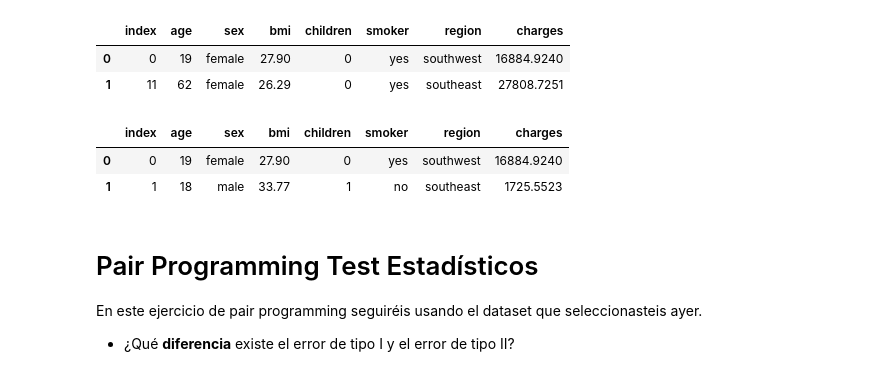
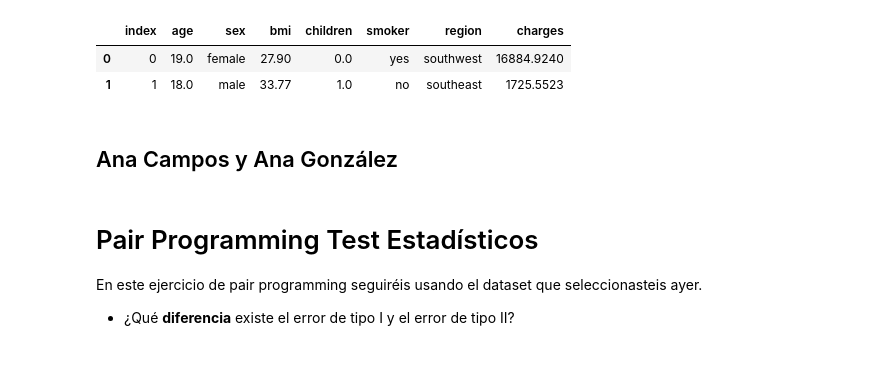
Before and after one commit to Adalab/DA-modulo-3-sprint-1-ana-anak, a Jupyter notebook: 02-RL-ML-Test.ipynb, the cells around one changed output. Drawn from its saved outputs; the diff is of its cells as text; code cells hidden in the pictures.

```diff
--- a/02-RL-ML-Test.ipynb
+++ b/02-RL-ML-Test.ipynb
@@ -24,17 +25,12 @@ from scipy.stats import kurtosistest
 # %%
-df = pd.read_csv("data/01-dataframe_fumadores.csv", index_col = 0).reset_index()
+df = pd.read_csv("data/03-primas_bajas.csv", index_col = 0).reset_index()
 df.head(2)
 # %% [output]
 |  | index | age | sex | bmi | children | smoker | region | charges |
-| 0 | 0 | 19 | female | 27.90 | 0 | yes | southwest | 16884.9240 |
-| 1 | 11 | 62 | female | 26.29 | 0 | yes | southeast | 27808.7251 |
+| 0 | 0 | 19.0 | female | 27.90 | 0.0 | yes | southwest | 16884.9240 |
+| 1 | 1 | 18.0 | male | 33.77 | 1.0 | no | southeast | 1725.5523 |
-# %%
-df2 = pd.read_csv("data/05-bmi_normal.csv", index_col = 0).reset_index()
-df2.head(2)
-# %% [output]
-|  | index | age | sex | bmi | children | smoker | region | charges |
-| 0 | 0 | 19 | female | 27.90 | 0 | yes | southwest | 16884.9240 |
-| 1 | 1 | 18 | male | 33.77 | 1 | no | southeast | 1725.5523 |
+# %% [markdown]
+## Ana Campos y Ana González
 # %% [markdown]
 # Pair Programming Test Estadísticos
 
```
Also changed, not shown: parts of 11 cells of this notebook, 7 other files.
